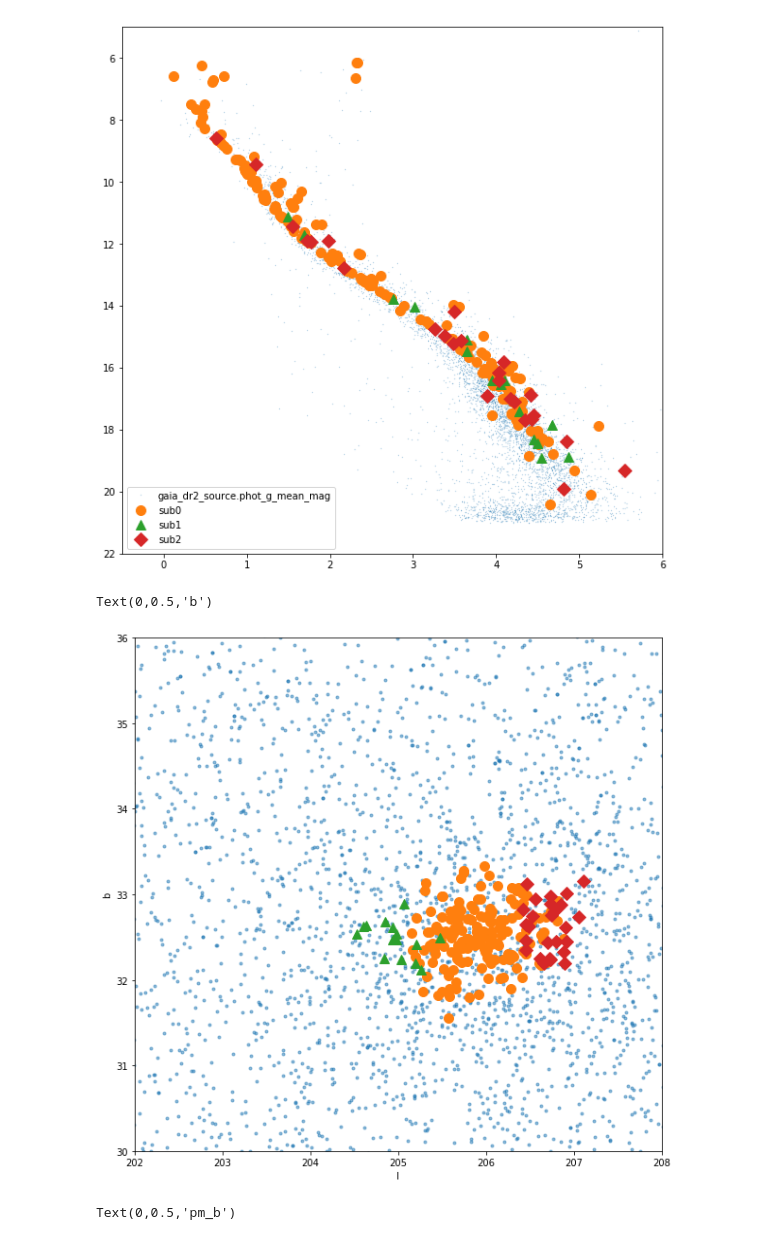
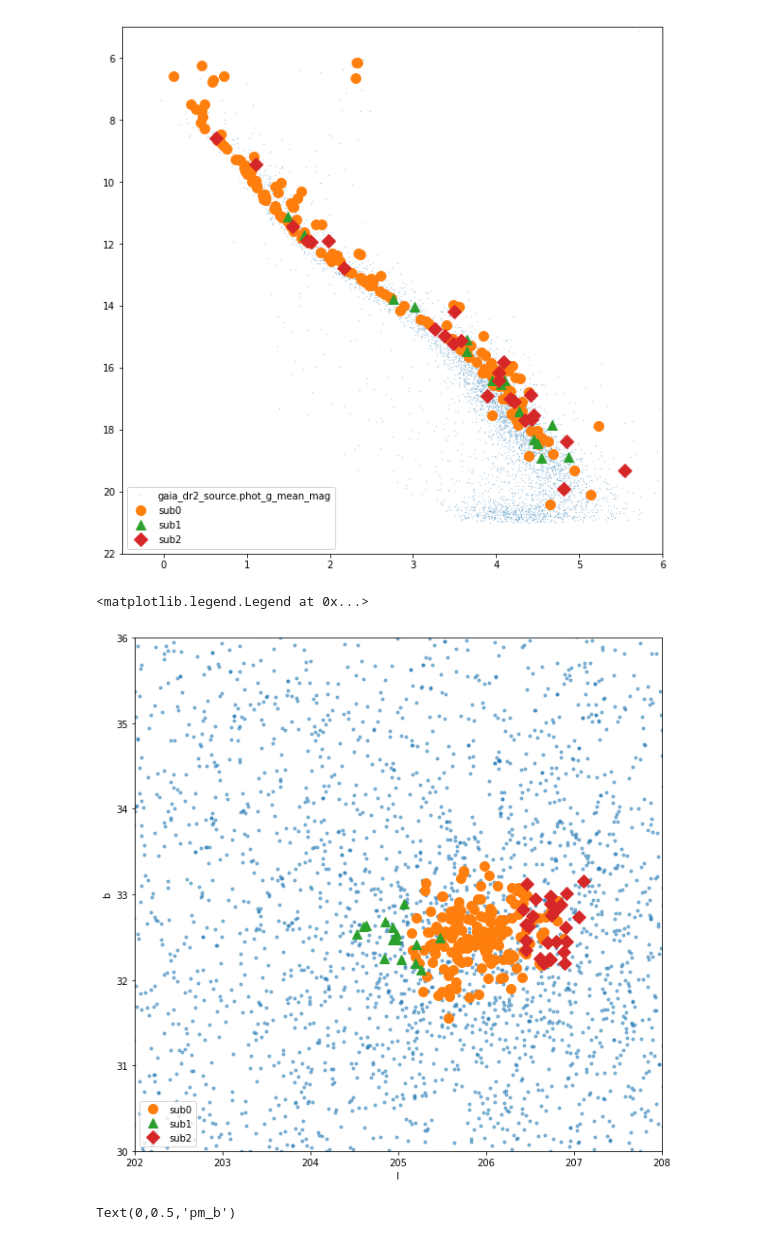
Before and after one commit to stephtdouglas/M44_subcluster, a Jupyter notebook: M44_DBSCAN.ipynb, the cells around one changed output. Drawn from its saved outputs; the diff is of its cells as text; code cells hidden in the pictures.

```diff
--- a/M44_DBSCAN.ipynb
+++ b/M44_DBSCAN.ipynb
@@ -45,7 +45,13 @@ ini_member_pos = SkyCoord(ra=ini_member['gaia_dr2_source.ra'],
                          distance=(1.e3/ini_member['gaia_dr2_source.parallax'])*u.pc,
                          pm_ra_cosdec=ini_member['gaia_dr2_source.pmra']* u.mas/u.yr,
                          pm_dec=ini_member['gaia_dr2_source.pmdec']* u.mas/u.yr)
-ini_xyz = ini_member_pos.cartesian.xyz.transpose()
+
+ini_member_gpos = ini_member_pos.transform_to('galactic')
+ini_member_gpos.set_representation_cls('cartesian')
+#g.u, g.v, g.w # cartesian XYZ components
+
+
+ini_xyz = ini_member_gpos.cartesian.xyz.transpose()
 # %% [markdown]
 Simple DBSCAN...
 
@@ -53,7 +59,7 @@ significant groups will be printed
 # %%
 n_eps = 1
 min_sample = 5
-factor = 3
+factor = 3.
 ini_db = DBSCAN(eps=n_eps,min_samples=min_sample,algorithm='brute',leaf_size=60).fit(ini_xyz)
 group_idx = []
 group_ID = []
@@ -75,7 +81,7 @@ plt.plot(ini_member['gaia_dr2_source.ra'],ini_member['gaia_dr2_source.dec'],'.',
 id=0
 sym=['o','^','D','p','s','+','x']
 for x in group_idx:
-    plt.plot(ini_member['gaia_dr2_source.ra'][x],ini_member['gaia_dr2_source.dec'][x],sym[id],markersize=10,label='sub'+str(int(id)))
+    plt.plot(ini_member['gaia_dr2_source.ra'][x],ini_member['gaia_dr2_source.dec'][x],sym[id % len(sym)],markersize=10,label='sub'+str(int(id)))
     #plt.plot(ini_member['gaia_dr2_source.ra'][group_idx[1]],ini_member['gaia_dr2_source.dec'][x],'^',markersize=10,label='sub'+str(int(id)))
     #plt.plot(ini_member['gaia_dr2_source.ra'][group_idx[2]],ini_member['gaia_dr2_source.dec'][x],'D',markersize=10,label='sub'+str(int(id)))
     #plt.plot(ini_member['gaia_dr2_source.ra'][group_idx[3]],ini_member['gaia_dr2_source.dec'][x],'p',markersize=10,label='sub'+str(int(id)))
@@ -127,17 +133,18 @@ plt.legend()
 # %%
 plt.figure(figsize=(10,10))
 plt.plot(ini_member_pos.galactic.l,ini_member_pos.galactic.b,'.',alpha=0.5)
 id=0
 for x in group_idx:
     plt.plot(ini_member_pos.galactic.l[x],ini_member_pos.galactic.b[x],sym[id],markersize=10,label='sub'+str(int(id)))
     id=id+1
 plt.xlim(202,208)
 plt.ylim(30,36)
 plt.xlabel('l')
 plt.ylabel('b')
+plt.legend()
 # %% [output]
-Text(0,0.5,'b')
+<matplotlib.legend.Legend at 0x...>
-[figure, old version]
+[figure, new version]
 # %%
 plt.figure(figsize=(10,10))
 plt.plot(ini_member_pos.galactic.pm_l_cosb,ini_member_pos.galactic.pm_b,'.')
```
Also changed, not shown: parts of 11 cells of this notebook.
